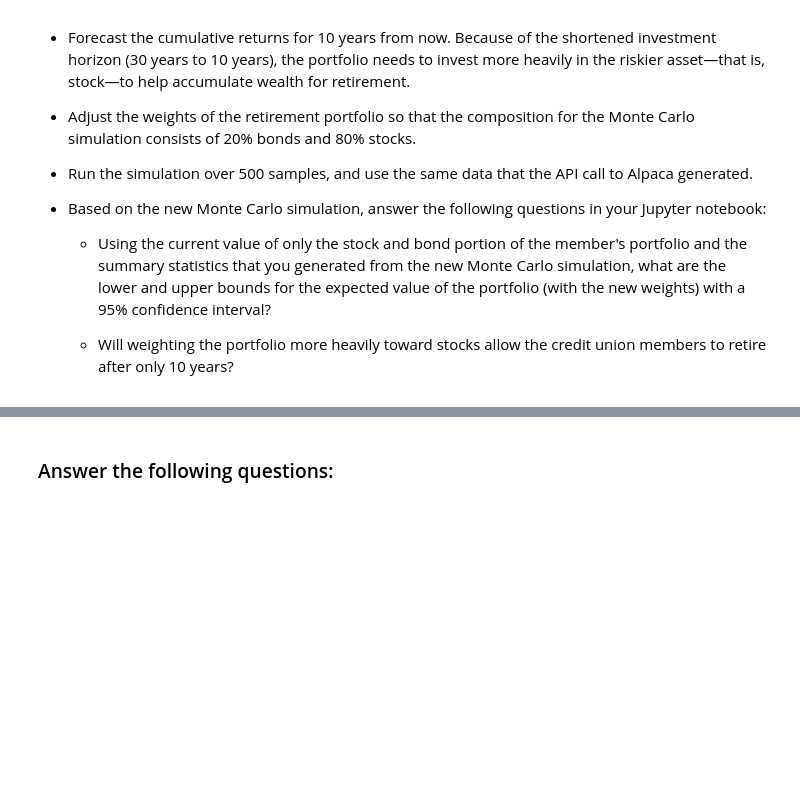
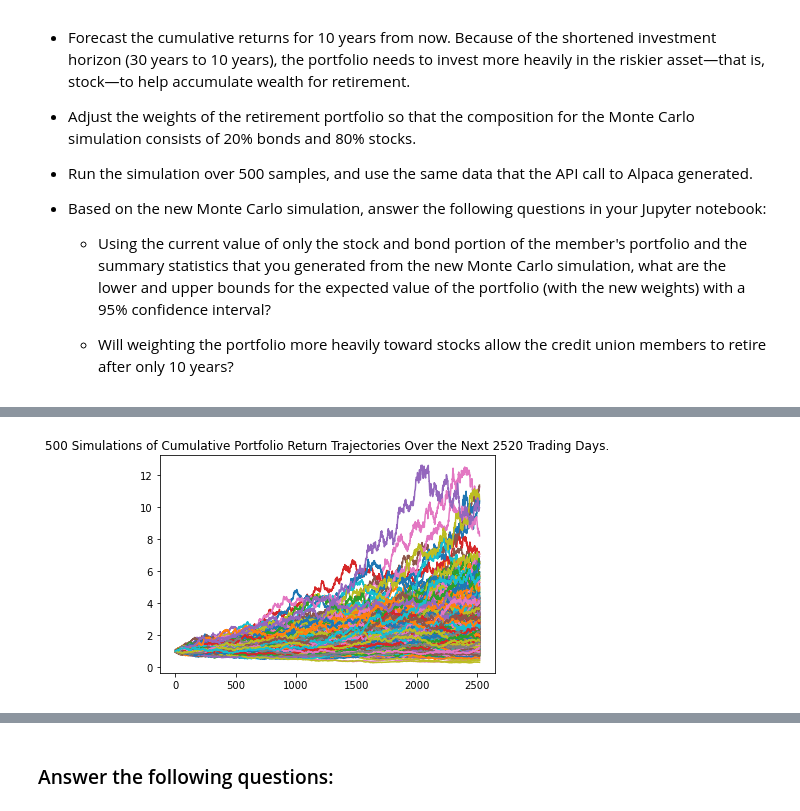
Before and after one commit to AnilVinnakota/assignment5, a Jupyter notebook: financial_planning_tools.ipynb, the cells around one changed output, grey strips where cells are left out. Cells and saved outputs as stored; diff of their text form; code cells hidden in the pictures; blank space fills up the shorter version.

```diff
--- a/financial_planning_tools.ipynb
+++ b/financial_planning_tools.ipynb
@@ -507,7 +591,11 @@ For this new Monte Carlo simulation, do the following:
 # Configure a Monte Carlo simulation to forecast 10 years cumulative returns
 # The weights should be split 20% to AGG and 80% to SPY.
 # Run 500 samples.
-# YOUR CODE HERE
-
+MC_fiveyear = MCSimulation(
+  portfolio_data = prices_df,
+  weights = [.20,.80],
+  num_simulation = 500,
+  num_trading_days = 252*10
+)
 # Review the simulation input data
-# YOUR CODE HERE
+MC_fiveyear.portfolio_data.head()
@@ -517,4 +644,7 @@ For this new Monte Carlo simulation, do the following:
 # %%
 # Visualize the 10-year Monte Carlo simulation by creating an
 # overlay line plot
-# YOUR CODE HERE
+MC_sim_line_plot = MC_fiveyear.plot_simulation()
+MC_sim_line_plot.get_figure().savefig("MC_10year_sim_plot.png", bbox_inches="tight")
+# %% [output]
+[figure, added]
```
Also changed, not shown: parts of 17 cells of this notebook, 4 other files.
